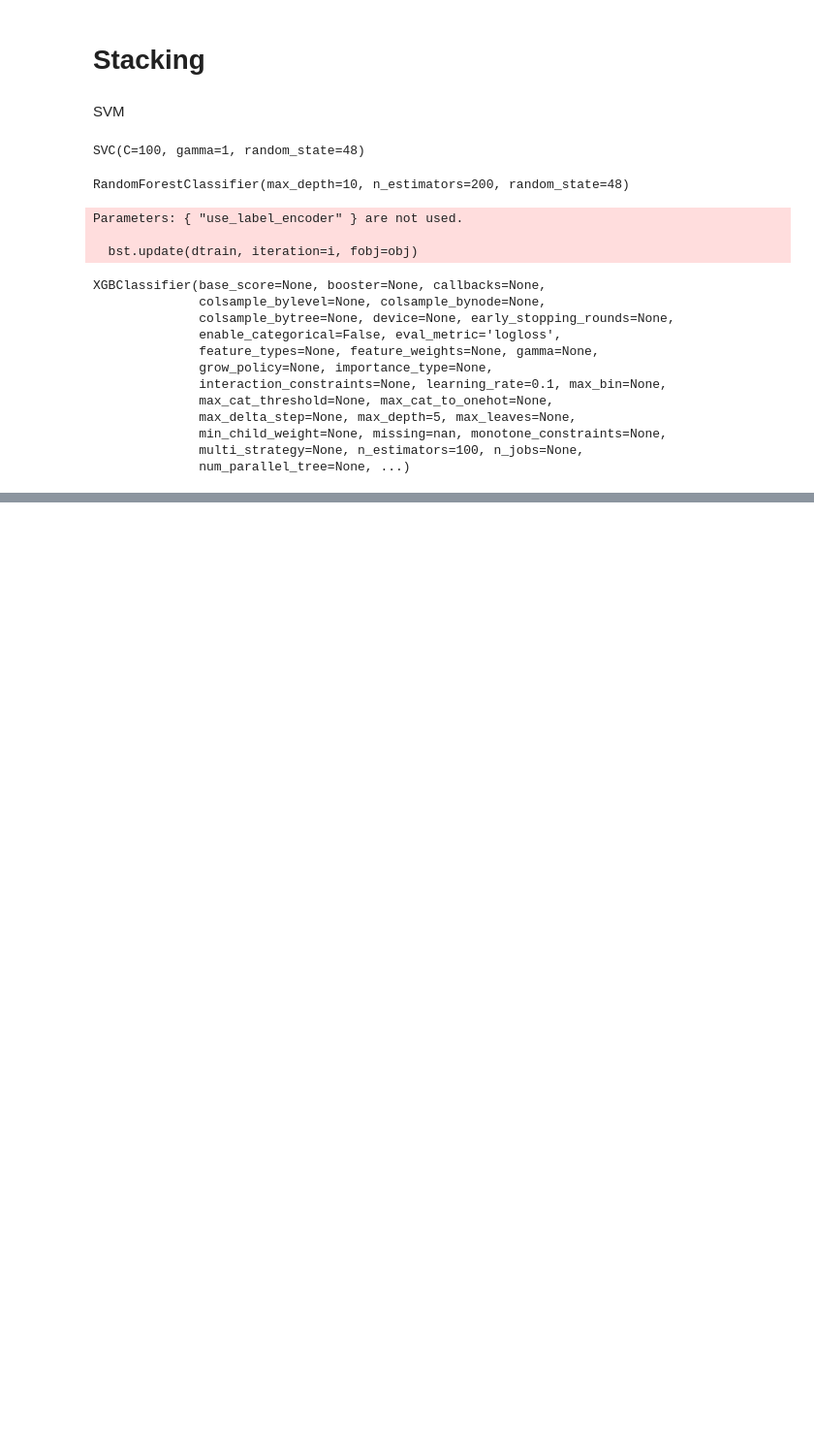
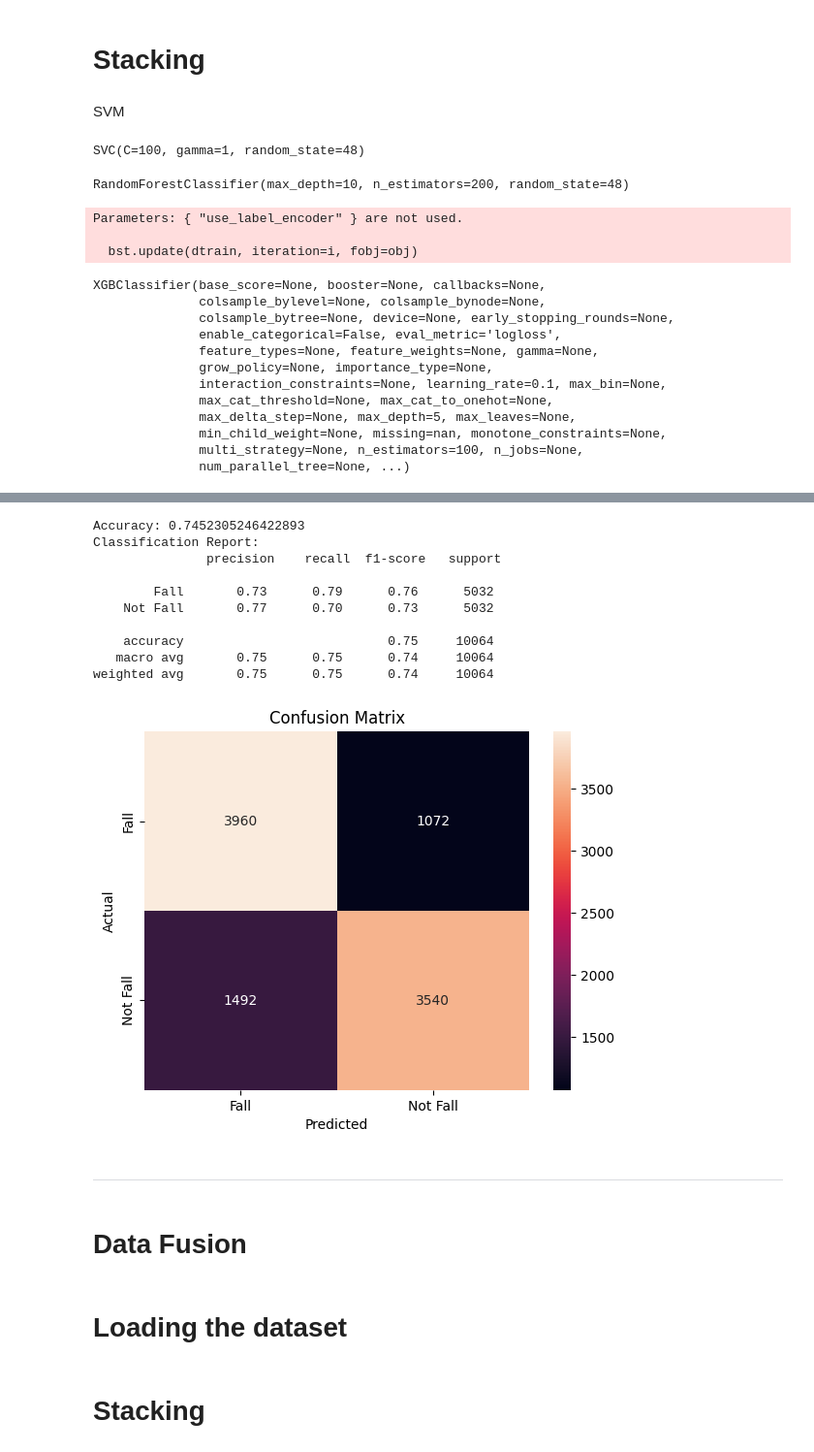
Before and after one commit to ErfanJoodi/Data-Fusion-methods-on-Sis-Fall-dataset, a Jupyter notebook: SisFall-Stacking.ipynb, the cells around one changed output, grey strips where cells are left out. Shown: that part at 97% size. Drawn from its saved outputs; the diff is of its cells as text; code cells hidden in the pictures; blank space fills up the shorter version.

Commit message:
Done Stacking & Checking the overfitting risk

```diff
--- a/SisFall-Stacking.ipynb
+++ b/SisFall-Stacking.ipynb
@@ -136,0 +144,49 @@ weighted avg       0.68      0.68      0.68      4194
+# %%
+# Step 8: Prediction
+X_train_preds= np.column_stack([
+    svm.predict(X_t_scaled),
+    rf.predict(X_t),
+    xgb.predict(X_t),
+])
+
+X_test_preds= np.column_stack([
+    svm.predict(X_test_scaled),
+    rf.predict(X_test),
+    xgb.predict(X_test),
+])
+# %%
+# Step 9: Train Meta-Model
+meta_model= LogisticRegression()
+meta_model.fit(X_train_preds, y_t)
+
+final_preds= meta_model.predict(X_train_preds)
+# %%
+# Step 10: Evaluation
+print("Accuracy:", accuracy_score(y_t, final_preds))
+print("Classification Report:\n", classification_report(y_t, final_preds, target_names= label_encoder.classes_))
+
+# Confusion Matrix
+cm= confusion_matrix(y_t, final_preds)
+sns.heatmap(cm, annot= True, fmt= 'd', xticklabels= label_encoder.classes_, yticklabels= label_encoder.classes_)
+plt.title("Confusion Matrix")
+plt.xlabel("Predicted")
+plt.ylabel("Actual")
+plt.show()
+# %% [output]
+Accuracy: 0.7452305246422893
+Classification Report:
+               precision    recall  f1-score   support
+
+        Fall       0.73      0.79      0.76      5032
+    Not Fall       0.77      0.70      0.73      5032
+
+    accuracy                           0.75     10064
+   macro avg       0.75      0.75      0.74     10064
+weighted avg       0.75      0.75      0.74     10064
+[figure, added]
+# %% [markdown]
+----
+# %% [markdown]
+# Data Fusion
+# %% [markdown]
+# Loading the dataset
@@ -136,0 +195,2 @@ weighted avg       0.68      0.68      0.68      4194
+# %% [markdown]
+# Stacking
```
Also changed, not shown: parts of 24 cells of this notebook.
